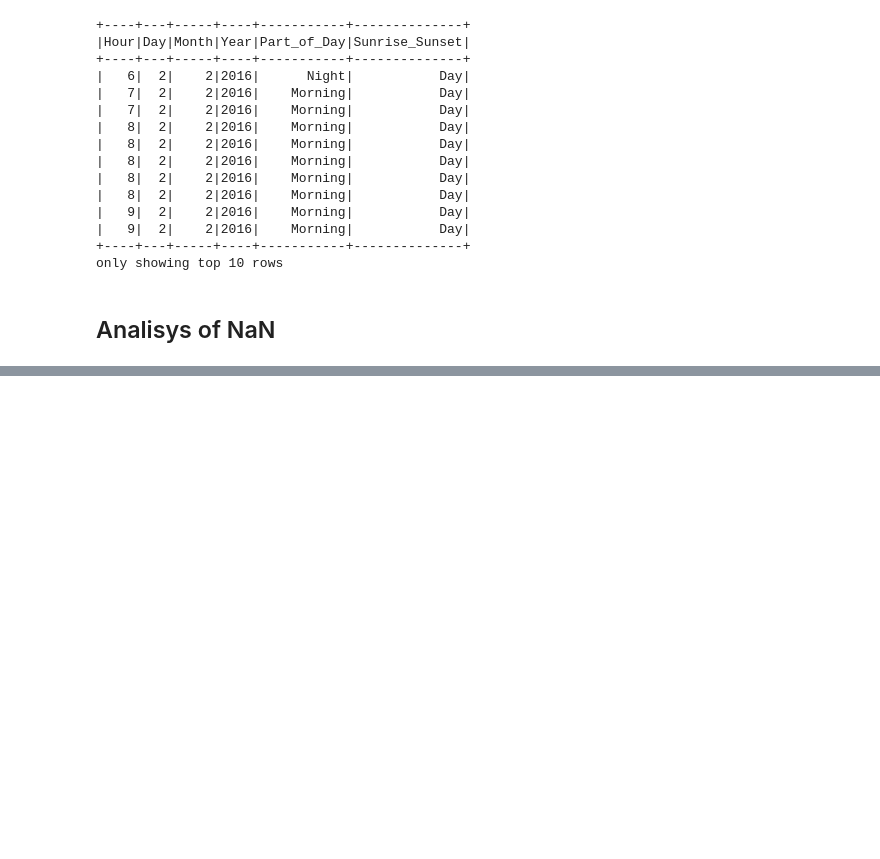
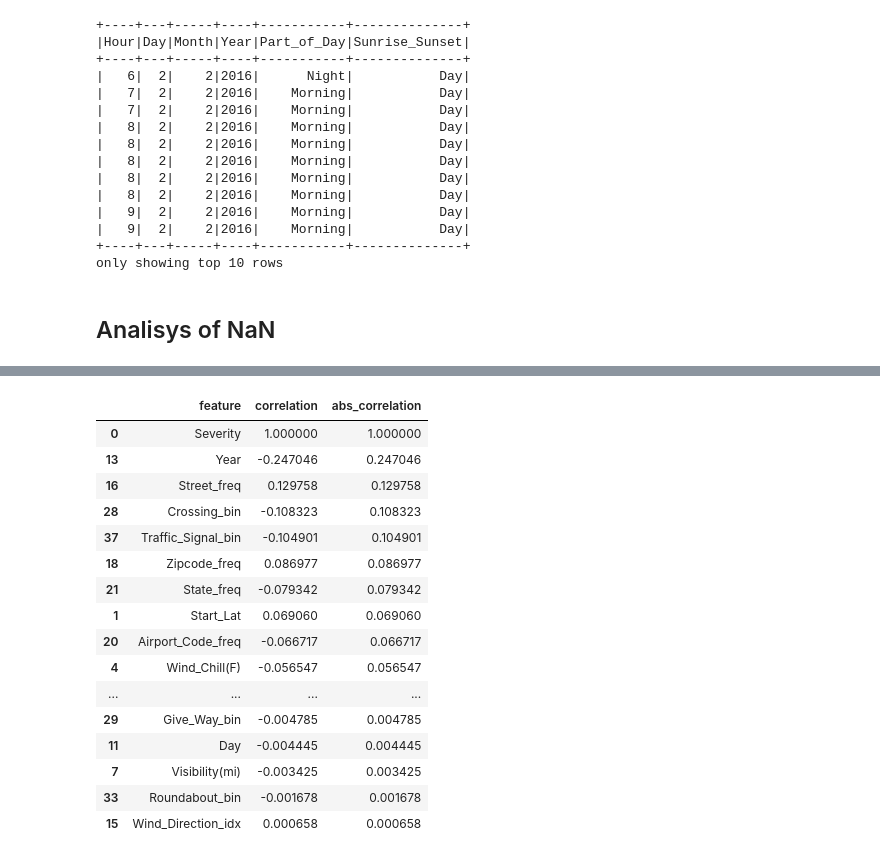
Before and after one commit to DomenicoVillari3/Exercise-Spark, a Jupyter notebook: work/accidents.ipynb, the cells around one changed output, grey strips where cells are left out. Cells and saved outputs as stored; diff of their text form; code cells hidden in the pictures; blank space fills up the shorter version.

```diff
--- a/work/accidents.ipynb
+++ b/work/accidents.ipynb
@@ -476,0 +510,10 @@ train_split.count()
+# %%
+wind_indexer = StringIndexer(
+    inputCol="Wind_Direction",
+    outputCol="Wind_Direction_idx",
+    handleInvalid="keep"
+)
+accidents =wind_indexer.fit(accidents).transform(accidents)
+accidents.select("Wind_Direction_idx").distinct().show(150)
+
+accidents=accidents.drop("Wind_Direction")
@@ -476,0 +553,16 @@ train_split.count()
+# %%
+
+
+small_cat = ["Weather_Condition", "Timezone"]
+
+indexers = [
+    StringIndexer(inputCol=c, outputCol=f"{c}_idx", handleInvalid="keep")
+    for c in small_cat
+]
+
+encoders = [
+    OneHotEncoder(inputCol=f"{c}_idx", outputCol=f"{c}")
+    for c in small_cat
+]
+
+accidents=accidents.drop("Weather_Condition","Timezone")
@@ -476,0 +645,21 @@ train_split.count()
+# %%
+corr_df["abs_correlation"] = corr_df["correlation"].abs()
+corr_df.sort_values("abs_correlation", ascending=False)
+# %% [output]
+|  | feature | correlation | abs_correlation |
+| 0 | Severity | 1.000000 | 1.000000 |
+| 13 | Year | -0.247046 | 0.247046 |
+| 16 | Street_freq | 0.129758 | 0.129758 |
+| 28 | Crossing_bin | -0.108323 | 0.108323 |
+| 37 | Traffic_Signal_bin | -0.104901 | 0.104901 |
+| 18 | Zipcode_freq | 0.086977 | 0.086977 |
+| 21 | State_freq | -0.079342 | 0.079342 |
+| 1 | Start_Lat | 0.069060 | 0.069060 |
+| 20 | Airport_Code_freq | -0.066717 | 0.066717 |
+| 4 | Wind_Chill(F) | -0.056547 | 0.056547 |
+| ... | ... | ... | ... |
+| 29 | Give_Way_bin | -0.004785 | 0.004785 |
+| 11 | Day | -0.004445 | 0.004445 |
+| 7 | Visibility(mi) | -0.003425 | 0.003425 |
+| 33 | Roundabout_bin | -0.001678 | 0.001678 |
+| 15 | Wind_Direction_idx | 0.000658 | 0.000658 |
```
Also changed, not shown: parts of 65 cells of this notebook.
